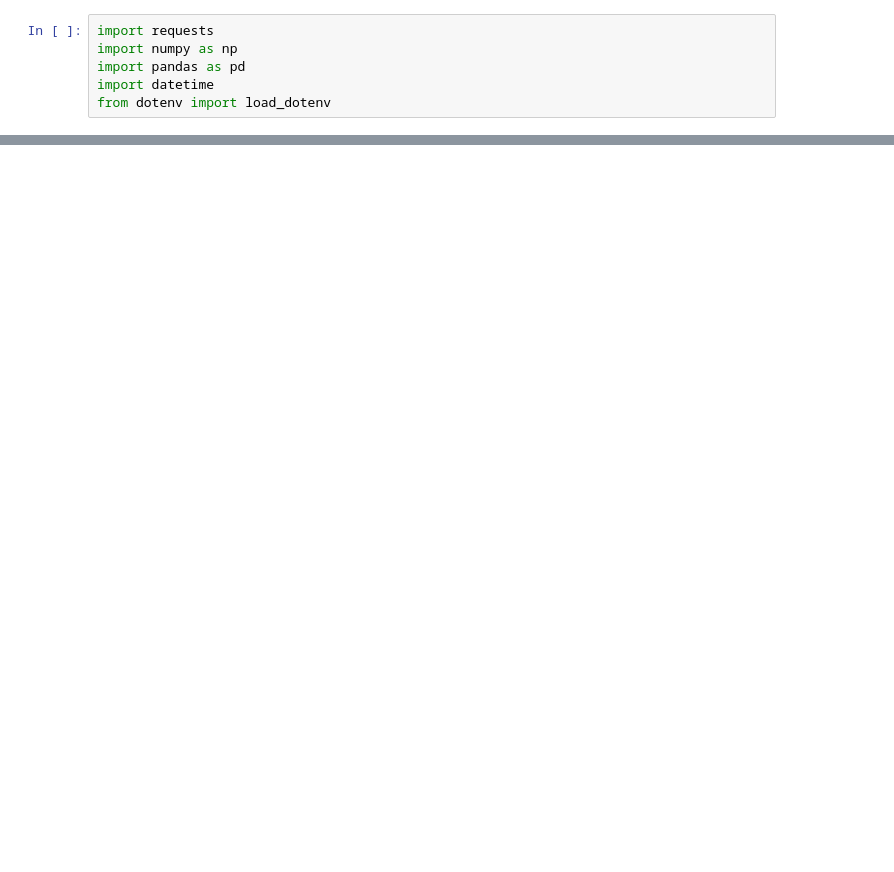
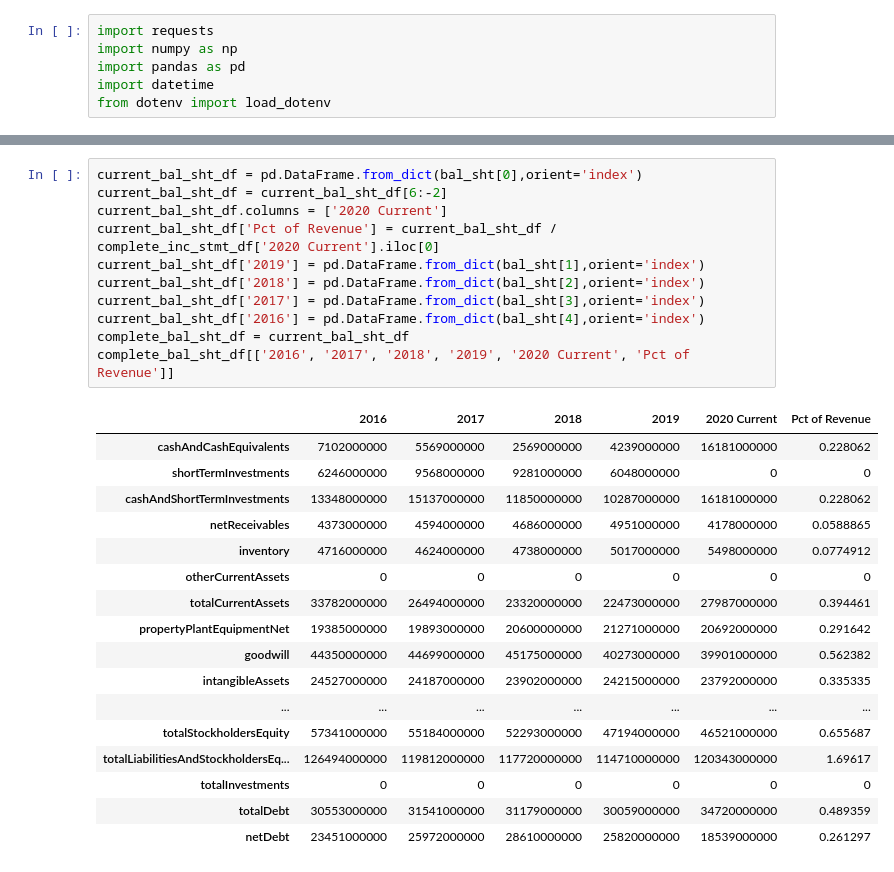
Before and after one commit to andyliang245/DCF, a Jupyter notebook: DCF Sample.ipynb, the cells around one changed output, grey strips where cells are left out. Cells and saved outputs as stored; diff of their text form; blank space fills up the shorter version.

```diff
--- a/DCF Sample.ipynb
+++ b/DCF Sample.ipynb
@@ -226,0 +140,29 @@ projected_cf
+# %%
+current_bal_sht_df = pd.DataFrame.from_dict(bal_sht[0],orient='index')
+current_bal_sht_df = current_bal_sht_df[6:-2]
+current_bal_sht_df.columns = ['2020 Current']
+current_bal_sht_df['Pct of Revenue'] = current_bal_sht_df / complete_inc_stmt_df['2020 Current'].iloc[0]
+current_bal_sht_df['2019'] = pd.DataFrame.from_dict(bal_sht[1],orient='index')
+current_bal_sht_df['2018'] = pd.DataFrame.from_dict(bal_sht[2],orient='index')
+current_bal_sht_df['2017'] = pd.DataFrame.from_dict(bal_sht[3],orient='index')
+current_bal_sht_df['2016'] = pd.DataFrame.from_dict(bal_sht[4],orient='index')
+complete_bal_sht_df = current_bal_sht_df
+complete_bal_sht_df[['2016', '2017', '2018', '2019', '2020 Current', 'Pct of Revenue']]
+# %% [output]
+|  | 2016 | 2017 | 2018 | 2019 | 2020 Current | Pct of Revenue |
+| cashAndCashEquivalents | 7102000000 | 5569000000 | 2569000000 | 4239000000 | 16181000000 | 0.228062 |
+| shortTermInvestments | 6246000000 | 9568000000 | 9281000000 | 6048000000 | 0 | 0 |
+| cashAndShortTermInvestments | 13348000000 | 15137000000 | 11850000000 | 10287000000 | 16181000000 | 0.228062 |
+| netReceivables | 4373000000 | 4594000000 | 4686000000 | 4951000000 | 4178000000 | 0.0588865 |
+| inventory | 4716000000 | 4624000000 | 4738000000 | 5017000000 | 5498000000 | 0.0774912 |
+| otherCurrentAssets | 0 | 0 | 0 | 0 | 0 | 0 |
+| totalCurrentAssets | 33782000000 | 26494000000 | 23320000000 | 22473000000 | 27987000000 | 0.394461 |
+| propertyPlantEquipmentNet | 19385000000 | 19893000000 | 20600000000 | 21271000000 | 20692000000 | 0.291642 |
+| goodwill | 44350000000 | 44699000000 | 45175000000 | 40273000000 | 39901000000 | 0.562382 |
+| intangibleAssets | 24527000000 | 24187000000 | 23902000000 | 24215000000 | 23792000000 | 0.335335 |
+| ... | ... | ... | ... | ... | ... | ... |
+| totalStockholdersEquity | 57341000000 | 55184000000 | 52293000000 | 47194000000 | 46521000000 | 0.655687 |
+| totalLiabilitiesAndStockholdersEq... | 126494000000 | 119812000000 | 117720000000 | 114710000000 | 120343000000 | 1.69617 |
+| totalInvestments | 0 | 0 | 0 | 0 | 0 | 0 |
+| totalDebt | 30553000000 | 31541000000 | 31179000000 | 30059000000 | 34720000000 | 0.489359 |
+| netDebt | 23451000000 | 25972000000 | 28610000000 | 25820000000 | 18539000000 | 0.261297 |
```
Also changed, not shown: parts of 16 cells of this notebook.
